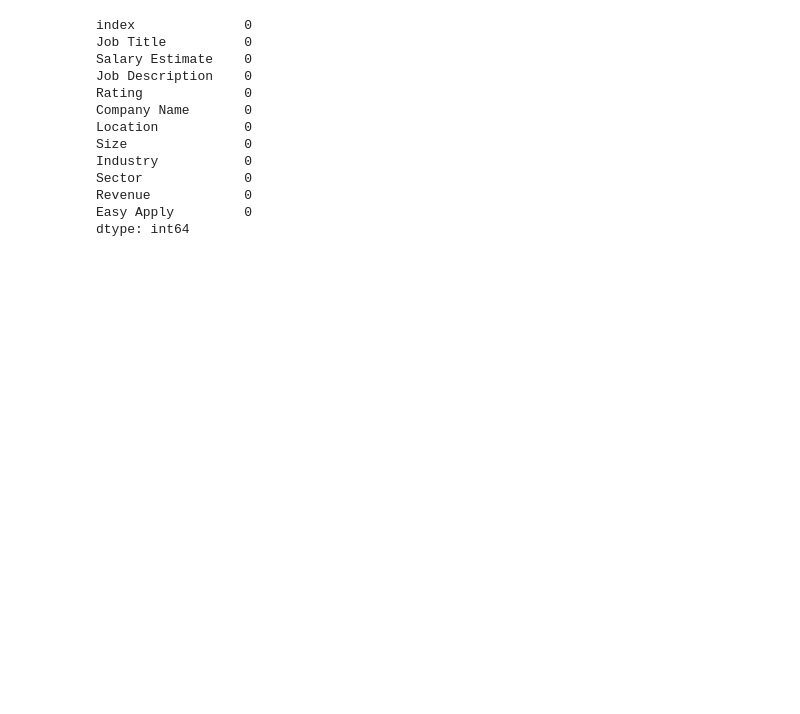
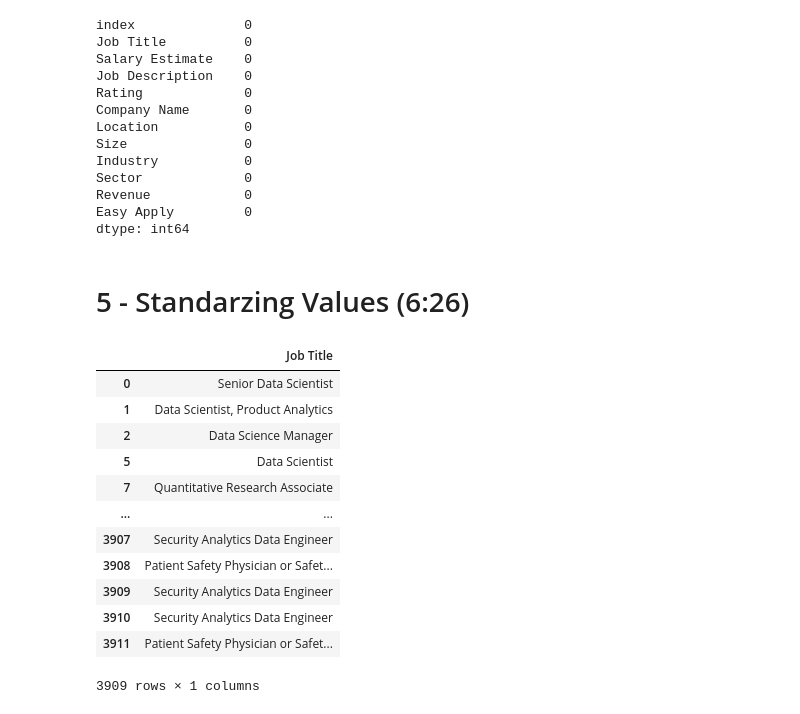
Before and after one commit to colinrodney/data_cleanser, a Jupyter notebook: jupyter_notebooks/SANDBOX_NOTEBOOK.ipynb, the cells around one changed output. Drawn from its saved outputs; the diff is of its cells as text; code cells hidden in the pictures; blank space fills up the shorter version.

```diff
--- a/jupyter_notebooks/SANDBOX_NOTEBOOK.ipynb
+++ b/jupyter_notebooks/SANDBOX_NOTEBOOK.ipynb
@@ -158,3 +153,22 @@ Sector             0
 Revenue            0
 Easy Apply         0
 dtype: int64
+# %% [markdown]
+# 5 - Standarzing Values (6:26)
+# %%
+# NOTE use df.loc as shown below to get specific column info
+df_copy.loc[0:, ["Job Title"]]
+# %% [output]
+|  | Job Title |
+| 0 | Senior Data Scientist |
+| 1 | Data Scientist, Product Analytics |
+| 2 | Data Science Manager |
+| 5 | Data Scientist |
+| 7 | Quantitative Research Associate |
+| ... | ... |
+| 3907 | Security Analytics Data Engineer |
+| 3908 | Patient Safety Physician or Safet... |
+| 3909 | Security Analytics Data Engineer |
+| 3910 | Security Analytics Data Engineer |
+| 3911 | Patient Safety Physician or Safet... |
+3909 rows × 1 columns
```
Also changed, not shown: parts of 12 cells of this notebook.
